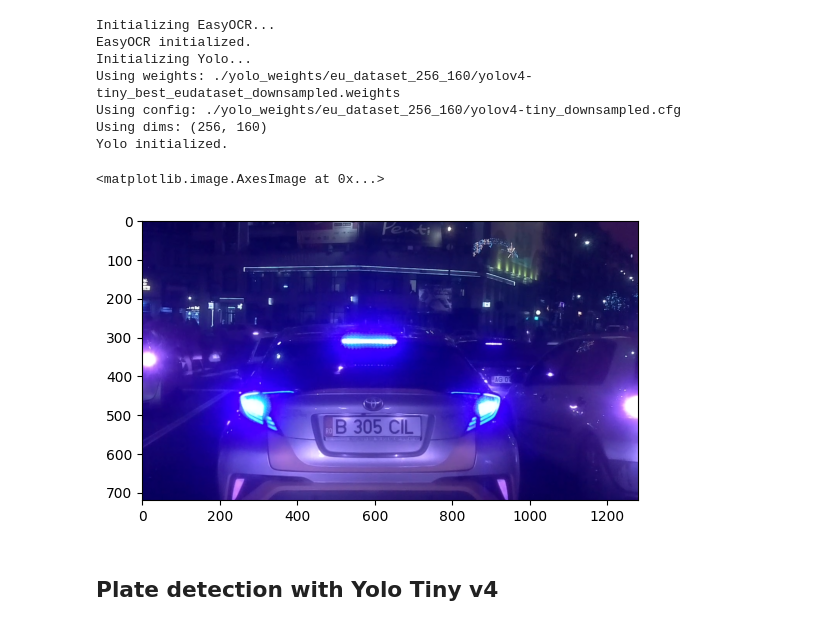
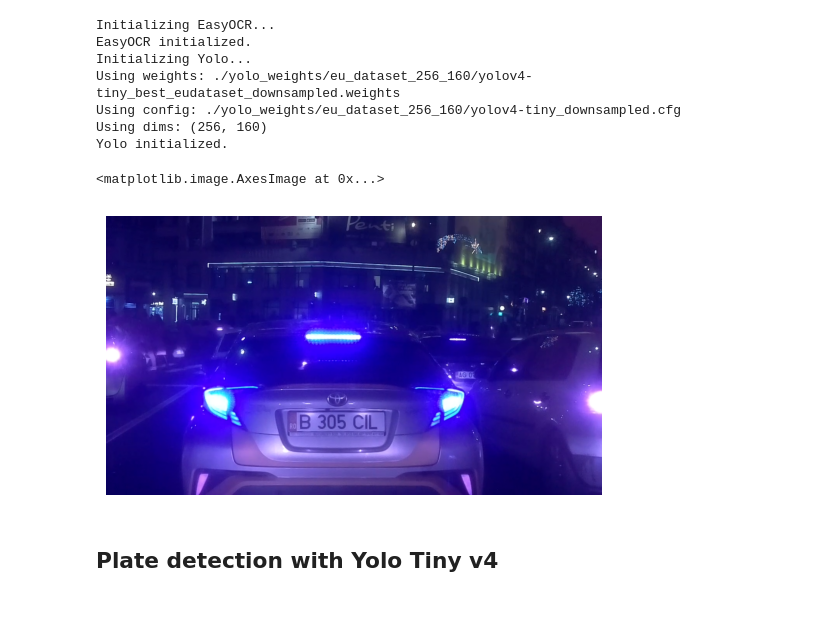
Before and after one commit to damirch/alpr, a Jupyter notebook: main.ipynb, the cells around one changed output. Drawn from its saved outputs; the diff is of its cells as text; code cells hidden in the pictures.

```diff
--- a/main.ipynb
+++ b/main.ipynb
@@ -19,10 +19,11 @@ Using dims: (256, 160)
 Yolo initialized.
 # %%
 img = cv2.imread("./eu_dataset/images/dayride_type1_001#t=894.jpg")
+plt.axis('off')
 plt.imshow(img)
 # %% [output]
 <matplotlib.image.AxesImage at 0x...>
-[figure, old version]
+[figure, new version]
 # %% [markdown]
 ## Plate detection with Yolo Tiny v4
 # %%
```
Also changed, not shown: parts of 5 cells of this notebook, 2 other files.
